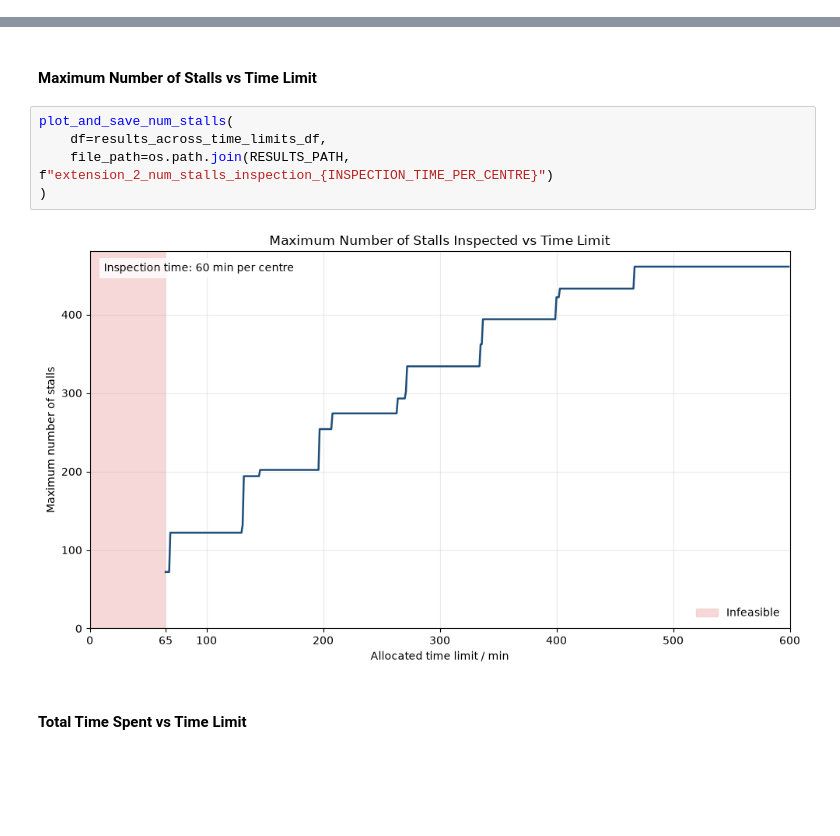
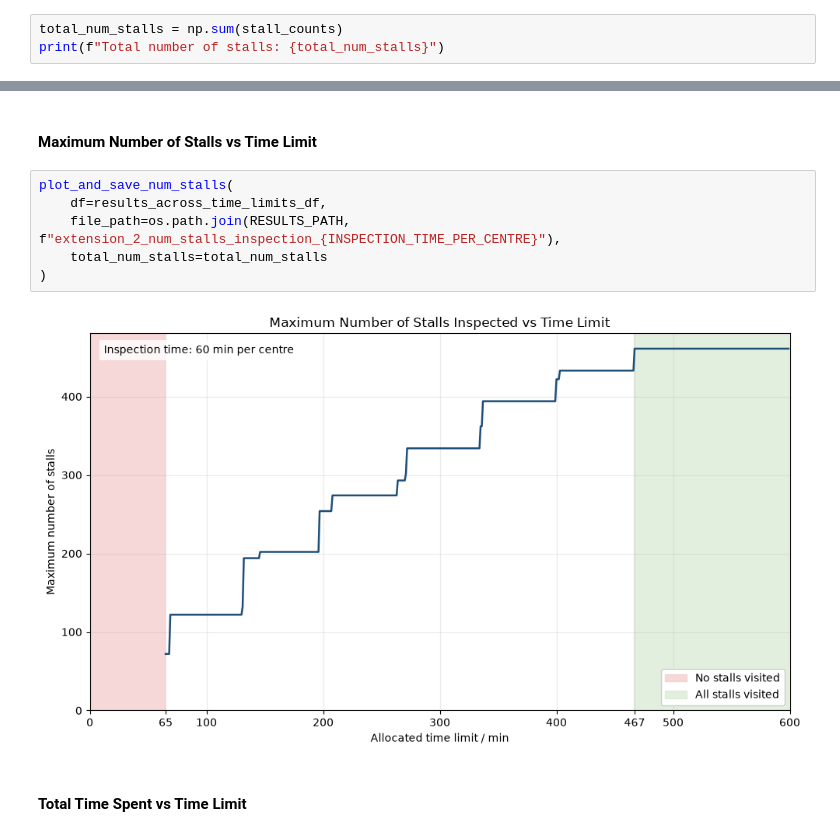
Before and after one commit to chiabingxuan/DBA5103-Hawker-Inspection, a Jupyter notebook: src/extension_2.ipynb, the cells around one changed output, grey strips where cells are left out. Drawn from its saved outputs; the diff is of its cells as text; blank space fills up the shorter version.

Commit message:
feat: Edit graphs for extension 2

```diff
--- a/src/extension_2.ipynb
+++ b/src/extension_2.ipynb
@@ -123,3 +123,6 @@ stall_counts = nodes_df["cooked_food_stalls"].to_numpy()
 print(f"Stall counts for each node, in minutes (depot's stall count is 0): {stall_counts}")
 # %% [output]
 Stall counts for each node, in minutes (depot's stall count is 0): [  0  39  72  60 122  28  80  60]
+# %%
+total_num_stalls = np.sum(stall_counts)
+print(f"Total number of stalls: {total_num_stalls}")
@@ -493,10 +551,11 @@ results_across_time_limits_df.to_csv(os.path.join(RESULTS_PATH, f"extension_2_in
 # %%
 plot_and_save_num_stalls(
     df=results_across_time_limits_df,
-    file_path=os.path.join(RESULTS_PATH, f"extension_2_num_stalls_inspection_{INSPECTION_TIME_PER_CENTRE}")
+    file_path=os.path.join(RESULTS_PATH, f"extension_2_num_stalls_inspection_{INSPECTION_TIME_PER_CENTRE}"),
+    total_num_stalls=total_num_stalls
 )
 # %% [output]
-[figure, old version]
+[figure, new version]
 # %% [markdown]
 #### Total Time Spent vs Time Limit
 # %%
```
Also changed, not shown: parts of 3 cells of this notebook, 2 other files.
